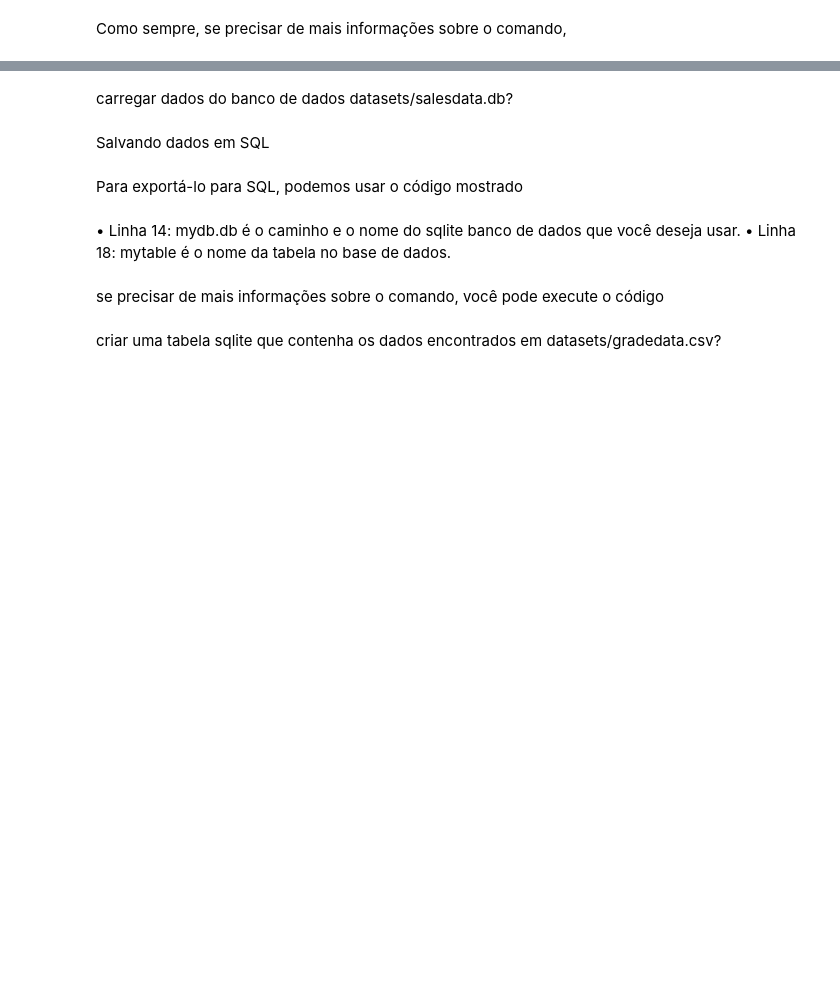
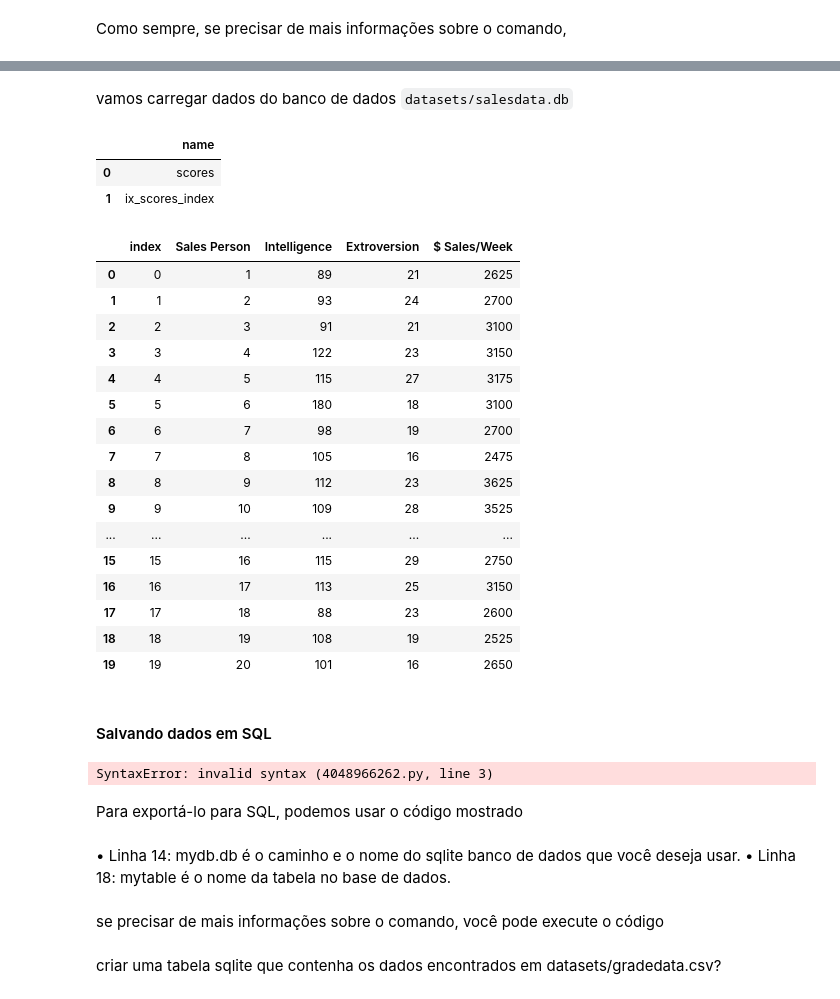
Before and after one commit to caiquemiranda/data-analysis-python-IV, a Jupyter notebook: 01-Obtendo_dados.ipynb, the cells around one changed output, grey strips where cells are left out. Drawn from its saved outputs; the diff is of its cells as text; code cells hidden in the pictures; blank space fills up the shorter version.

Commit message:
Salvando dados em SQL

```diff
--- a/01-Obtendo_dados.ipynb
+++ b/01-Obtendo_dados.ipynb
@@ -389,16 +441,58 @@ sales_data_df.read_sql?
 # %% [markdown]
-carregar dados do banco de dados datasets/salesdata.db?
+vamos carregar dados do banco de dados `datasets/salesdata.db`
+# %%
+db_caminho = r'datasets/salesdata.db'
+
+engine = create_engine(r"sqlite:///{}" .format(db_caminho))
+
+# Encontrando os nomes das tabelas
+sql = "SELECT name FROM sqlite_master"
+"WHERE type = 'table';"
+
+dados_de_vendas_df = pd.read_sql(sql, engine)
+dados_de_vendas_df
+# %% [output]
+|  | name |
+| 0 | scores |
+| 1 | ix_scores_index |
+# %%
+# Encontrando os nomes das tabelas
+
+sql = "SELECT * FROM scores"
+# %%
+dados_de_vendas_df = pd.read_sql(sql, engine)
+dados_de_vendas_df
+# %% [output]
+|  | index | Sales Person | Intelligence | Extroversion | $ Sales/Week |
+| 0 | 0 | 1 | 89 | 21 | 2625 |
+| 1 | 1 | 2 | 93 | 24 | 2700 |
+| 2 | 2 | 3 | 91 | 21 | 3100 |
+| 3 | 3 | 4 | 122 | 23 | 3150 |
+| 4 | 4 | 5 | 115 | 27 | 3175 |
+| 5 | 5 | 6 | 180 | 18 | 3100 |
+| 6 | 6 | 7 | 98 | 19 | 2700 |
+| 7 | 7 | 8 | 105 | 16 | 2475 |
+| 8 | 8 | 9 | 112 | 23 | 3625 |
+| 9 | 9 | 10 | 109 | 28 | 3525 |
+| ... | ... | ... | ... | ... | ... |
+| 15 | 15 | 16 | 115 | 29 | 2750 |
+| 16 | 16 | 17 | 113 | 25 | 3150 |
+| 17 | 17 | 18 | 88 | 23 | 2600 |
+| 18 | 18 | 19 | 108 | 19 | 2525 |
+| 19 | 19 | 20 | 101 | 16 | 2650 |
 # %% [markdown]
-Salvando dados em SQL
+#### Salvando dados em SQL
 # %%
 # Criar conjunto de dados para salvar
-import pandas as pd
-names = ['Bob','Jessica','Mary','John','Mel'] grades =
-[76,95,77,78,99]
+
+names = ['Bob','Jessica','Mary','John','Mel']
+grades =[76,95,77,78,99]
 GradeList = zip(nomes,notas) df =
 pd.DataFrame(data = GradeList,
 colunas=['Nomes', 'Notas'])
 df
+# %% [output]
+SyntaxError: invalid syntax (4048966262.py, line 3)
 # %% [markdown]
 Para exportá-lo para SQL, podemos usar o código mostrado
 # %%
```
Also changed, not shown: parts of 11 cells of this notebook, 3 other files.
